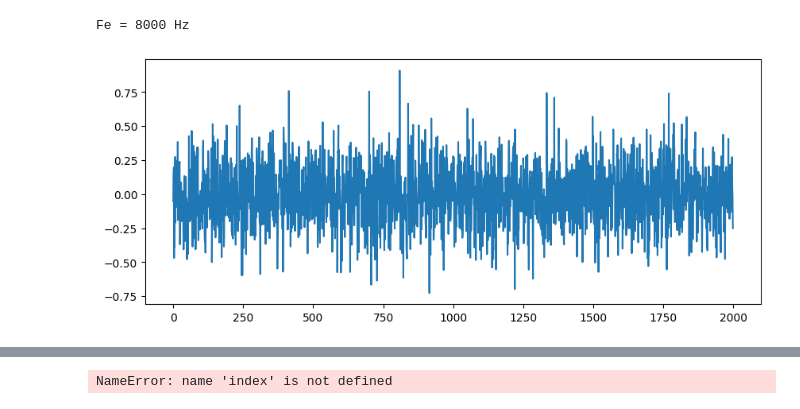
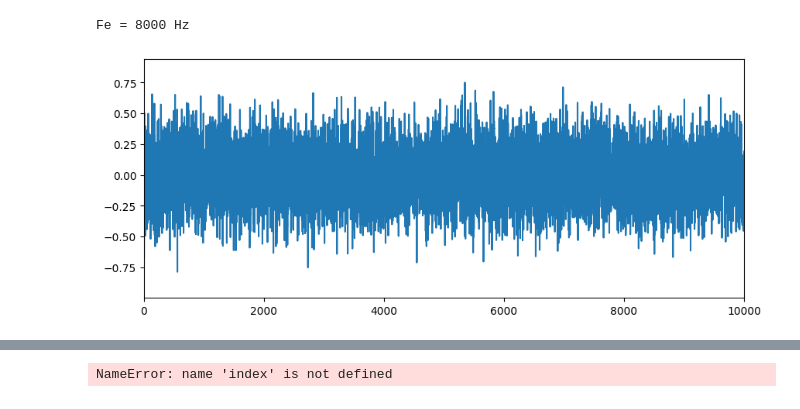
Before and after one commit to Bastaxeloux/si101proj, a Jupyter notebook: decode.ipynb, the cells around one changed output, grey strips where cells are left out. Saved outputs shown, nothing was run; the diff lists cells and outputs as text; code cells hidden in the pictures.

```diff
--- a/decode.ipynb
+++ b/decode.ipynb
@@ -1,25 +1,25 @@
 # %%
 import numpy as np
 import matplotlib.pyplot as plt
 import IPython.display as ipd
 import soundfile as sf
 from scipy.signal import butter, filtfilt
 
-x, Fe = sf.read('symboleA.wav')
+x, Fe = sf.read('mess.wav')
 print('Fe =', Fe, 'Hz')
 
 # Plot the signal
 plt.figure(figsize=(10, 4))
-#plt.xlim(0, 250)
+plt.xlim(0, 10000)
 plt.plot(x)
 
 t=np.arange(0, len(x)/Fe, 1/Fe)
 
 letters=['A', 'B', 'C', 'D', 'E', 'F', 'G', 'H', 'I', 'J', 'K', 'L', 'M', 'N', 'O', 'P', 'Q', 'R', 'S', 'T', 'U', 'V', 'W', 'X', 'Y', 'Z']
 frequences = [501, 502, 503, 504, 505, 506, 507, 508, 509, 510, 511, 512, 513, 514, 515, 516, 517, 518, 519, 520, 521, 522, 523, 524, 525, 526]
 # %% [output]
 Fe = 8000 Hz
-[figure, old version]
+[figure, new version]
 # %%
 ipd.Audio(x, rate=Fe)
 # %% [output]
```
Also changed, not shown: parts of 4 cells of this notebook, 2 other files.
